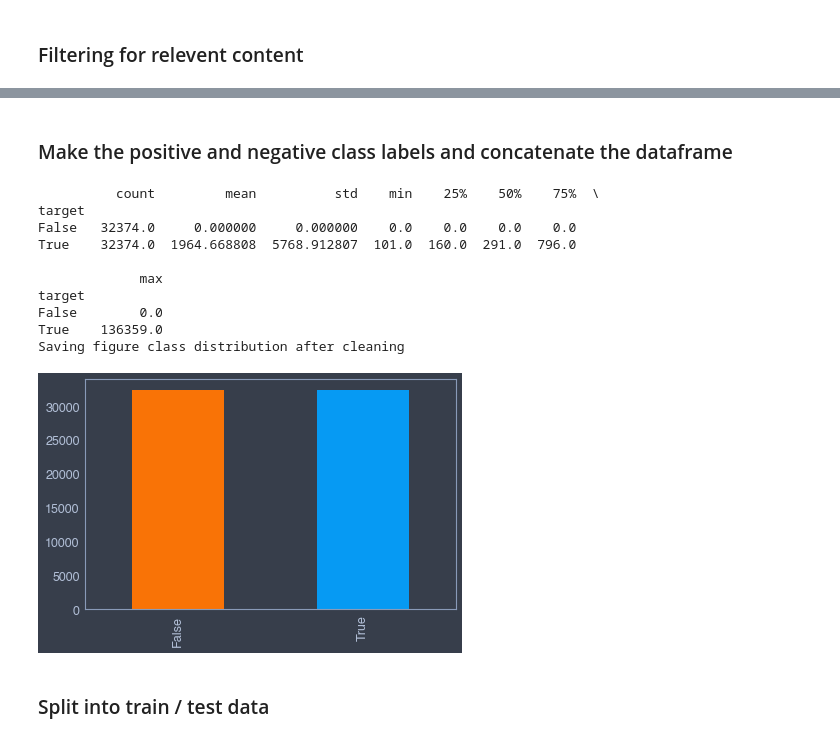
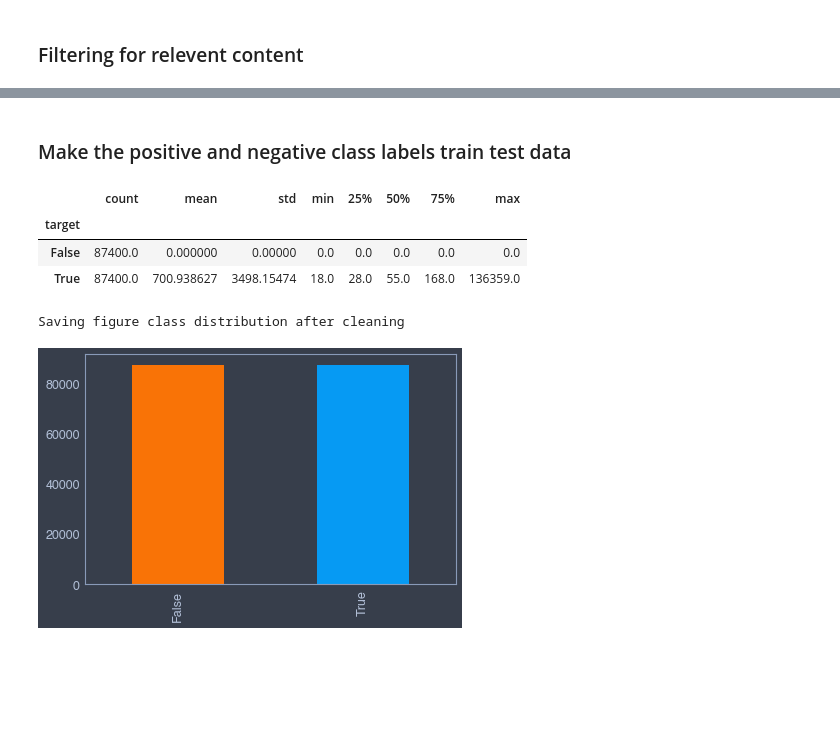
Before and after one commit to Pooret/jokes, a Jupyter notebook: data wrangling.ipynb, the cells around one changed output, grey strips where cells are left out. Saved outputs shown, nothing was run; the diff lists cells and outputs as text; code cells hidden in the pictures; blank space fills up the shorter version.

```diff
--- a/data wrangling.ipynb
+++ b/data wrangling.ipynb
@@ -257,0 +227,13 @@ transformed instances :
+# %%
+### removing non-ascii chars
+
+# user emojis
+PATTERN = r"[\U0001F600-\U0001F64F]"
+
+print("samples instances containing pattern :")
+brackets_idx = df_cleaned[df_cleaned['selftext'].str.contains(PATTERN, regex=True)].index
+display(df_cleaned.loc[brackets_idx][['title', 'selftext']].head())
+
+print("transformed instances :")
+df_cleaned[['title', 'selftext']] = df_cleaned[['title', 'selftext']].applymap(lambda x: x.encode('ascii','ignore').decode('UTF-8'))
+display(df_cleaned.loc[brackets_idx][['title', 'selftext']].head())
@@ -278,7 +275,7 @@ print(f"{len(df_cleaned[~neg_class])} samples match")
 # %%
 # meta jokes
 # boolean mask that identifies strings with reddit posts
-PATTERN = r"(\s\/?[ur]\/\D)|(\sclick\s)|(\ssubs?\s)|(sub)?(reddit)|\S(vote)s?|(\sop\s)|https?\S+|([a-z]?(re)?post(?=(ed)|[^a-z]|$))|_"
+PATTERN = r"(\s\/?[ur]\/\D)|(\sclick\s)|(\ssubs?\s)|(sub)?(reddit)|\S(vote)s?|(\sop\s)|https?\S+|([a-z]?(re)?post(?=(ed)|[^a-z]|$))|_|(voted\s)(?=(up|down))"
 is_meta = df_cleaned['title'].str.lower().str.contains(PATTERN, regex=True) | df_cleaned['selftext'].str.lower().str.contains(PATTERN, regex=True)
 display(df_cleaned[is_meta].sample(10)[['title', 'selftext', 'score']])
 df_cleaned = df_cleaned[~is_meta]
@@ -297,8 +294,15 @@ df_cleaned = df_cleaned[~is_meta]
-# %%
-# offensive jokes
-# boolean mask that identifies strings with offensive content
-is_offensive = df_cleaned['title'].str.lower().str.contains(PATTERN_NSFW, regex=True) | df_cleaned['selftext'].str.lower().str.contains(PATTERN_NSFW, regex=True)
-
-# # uncomment below to check this NSFW
-# display(df_cleaned[is_offensive & is_short].sample(30)[['title', 'selftext', 'score']])
-df_cleaned = df_cleaned[~is_offensive]
+# %%
+# offensive jokes
+toxic_mispellings_dict = pd.read_pickle("helper_toxic_misspell_dict.pickle")
+toxic_words_list = list(set([word.lower() for word in set(toxic_mispellings_dict.values())]))
+
+def correct_toxic_mispellings(sentence, toxic_mispellings_dict):
+    for word in sentence.split():
+        if word in toxic_mispellings_dict.keys():
+            sentence = sentence.replace(word, toxic_mispellings_dict[word])
+    return sentence
+
+df_cleaned[['title', 'selftext']] = df_cleaned[['title', 'selftext']].applymap(lambda x: correct_toxic_mispellings(x, toxic_mispellings_dict))
+is_toxic = df_cleaned['selftext'].str.contains("|".join(toxic_words_list)) | df_cleaned['title'].str.contains("|".join(toxic_words_list))
+display(df_cleaned[is_toxic][['title', 'selftext']])
+df_cleaned = df_cleaned[~is_toxic]
@@ -327,31 +347,24 @@ current size 32374
 # %% [markdown]
-### Make the positive and negative class labels and concatenate the dataframe
+### Make the positive and negative class labels train test data
 # %%
 # create target label
 df_cleaned['target'] = pos_class_mask
 
 # add positive and negative classes together
 df_concat = pd.concat([df_cleaned[neg_class].sample(updated_class_size), df_cleaned[pos_class_mask]], axis=0)
-print(df_concat.groupby('target').describe()['score'])
+display(df_concat.groupby('target').describe()['score'])
 
 # plot target distribution to validate
 df_concat['target'].value_counts().plot(kind='bar', color=['xkcd:orange', 'xkcd:azure'])
 plt.grid(False)
 save_fig('class distribution after cleaning')
 # %% [output]
+|  | count | mean | std | min | 25% | 50% | 75% | max |
+| target |  |  |  |  |  |  |  |  |
+| False | 87400.0 | 0.000000 | 0.00000 | 0.0 | 0.0 | 0.0 | 0.0 | 0.0 |
+| True | 87400.0 | 700.938627 | 3498.15474 | 18.0 | 28.0 | 55.0 | 168.0 | 136359.0 |
-          count         mean          std    min    25%    50%    75%  \
-target
-False   32374.0     0.000000     0.000000    0.0    0.0    0.0    0.0
-True    32374.0  1964.668808  5768.912807  101.0  160.0  291.0  796.0
-
-             max
-target
-False        0.0
-True    136359.0
 Saving figure class distribution after cleaning
-[figure, old version]
+[figure, new version]
-# %% [markdown]
-### Split into train / test data
 # %%
 # get training size from parameters
 training_size = int(len(df_concat)*TRAIN_SIZE)
```
Also changed, not shown: parts of 25 cells of this notebook, 1 other file.
